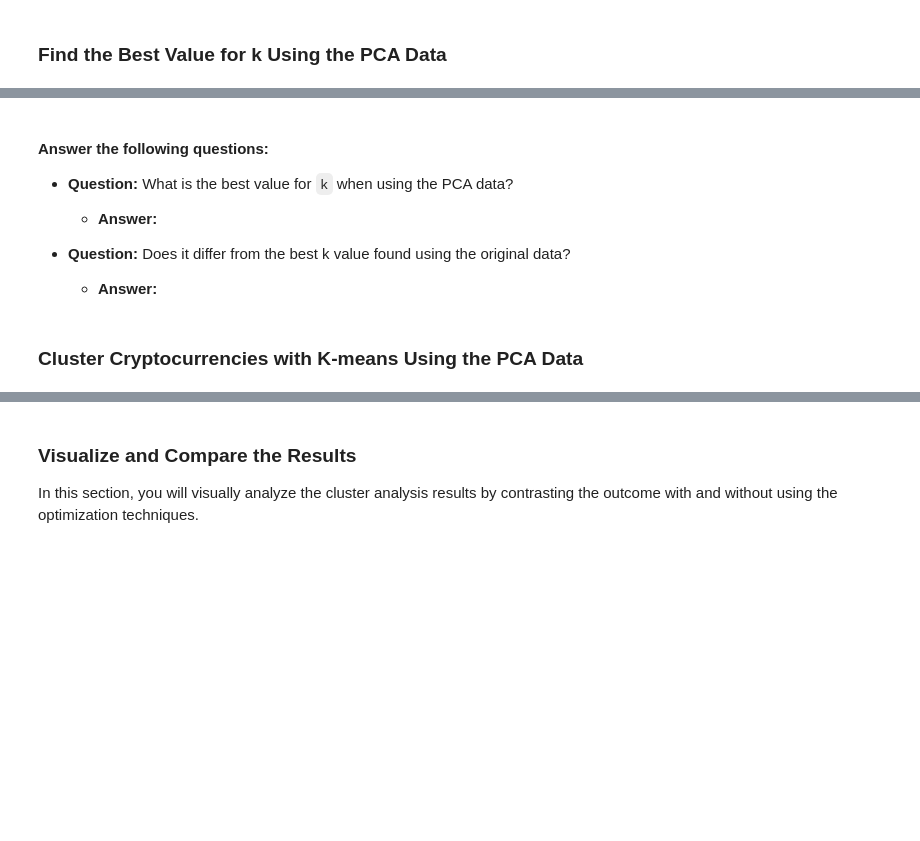
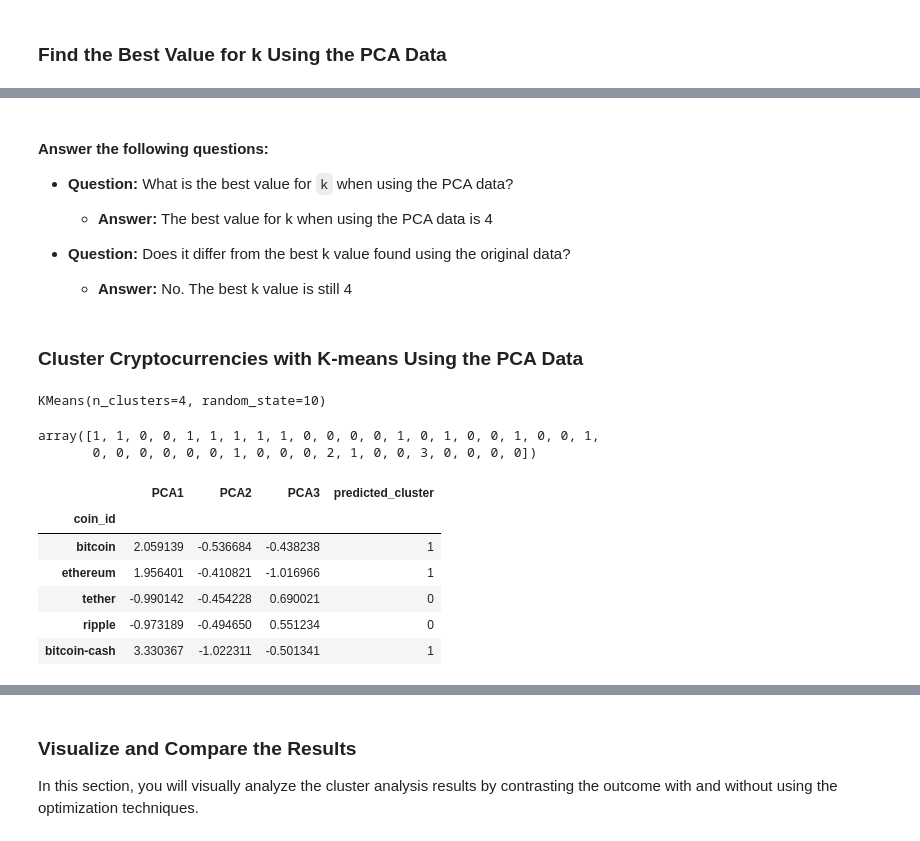
Before and after one commit to jkspiva/unsupervised-learning-challenge, a Jupyter notebook: Crypto_Clustering.ipynb, the cells around one changed output, grey strips where cells are left out. Drawn from its saved outputs; the diff is of its cells as text; code cells hidden in the pictures; blank space fills up the shorter version.

```diff
--- a/Crypto_Clustering.ipynb
+++ b/Crypto_Clustering.ipynb
@@ -265,30 +344,48 @@ array([3, 3, 0, 0, 3, 3, 3, 3, 3, 0, 0, 0, 0, 3, 0, 3, 0, 0, 3, 0, 0, 3,
 
 * **Question:** What is the best value for `k` when using the PCA data?
 
-  * **Answer:**
+  * **Answer:** The best value for k when using the PCA data is 4
 
 
 * **Question:** Does it differ from the best k value found using the original data?
 
-  * **Answer:**
+  * **Answer:** No. The best k value is still 4
 # %% [markdown]
 ### Cluster Cryptocurrencies with K-means Using the PCA Data
 # %%
 # Initialize the K-Means model using the best value for k
+model = KMeans(n_clusters=4, random_state=10)
 # %%
 # Fit the K-Means model using the PCA data
+model.fit(cluster_pca_df)
+# %% [output]
+KMeans(n_clusters=4, random_state=10)
 # %%
 # Predict the clusters to group the cryptocurrencies using the PCA data
+k = model.predict(cluster_pca_df)
 
 # Print the resulting array of cluster values.
+k
+# %% [output]
+array([1, 1, 0, 0, 1, 1, 1, 1, 1, 0, 0, 0, 0, 1, 0, 1, 0, 0, 1, 0, 0, 1,
+       0, 0, 0, 0, 0, 0, 1, 0, 0, 0, 2, 1, 0, 0, 3, 0, 0, 0, 0])
 # %%
 # Create a copy of the DataFrame with the PCA data
-
+copy_cluster_pca_df = cluster_pca_df.copy()
 
 # Add a new column to the DataFrame with the predicted clusters
-
+copy_cluster_pca_df['predicted_cluster'] = k
 
 # Display sample data
+copy_cluster_pca_df.head()
+# %% [output]
+|  | PCA1 | PCA2 | PCA3 | predicted_cluster |
+| coin_id |  |  |  |  |
+| bitcoin | 2.059139 | -0.536684 | -0.438238 | 1 |
+| ethereum | 1.956401 | -0.410821 | -1.016966 | 1 |
+| tether | -0.990142 | -0.454228 | 0.690021 | 0 |
+| ripple | -0.973189 | -0.494650 | 0.551234 | 0 |
+| bitcoin-cash | 3.330367 | -1.022311 | -0.501341 | 1 |
 # %%
 # Create a scatter plot using hvPlot by setting
 # `x="PC1"` and `y="PC2"`.
```
Also changed, not shown: parts of 19 cells of this notebook.
